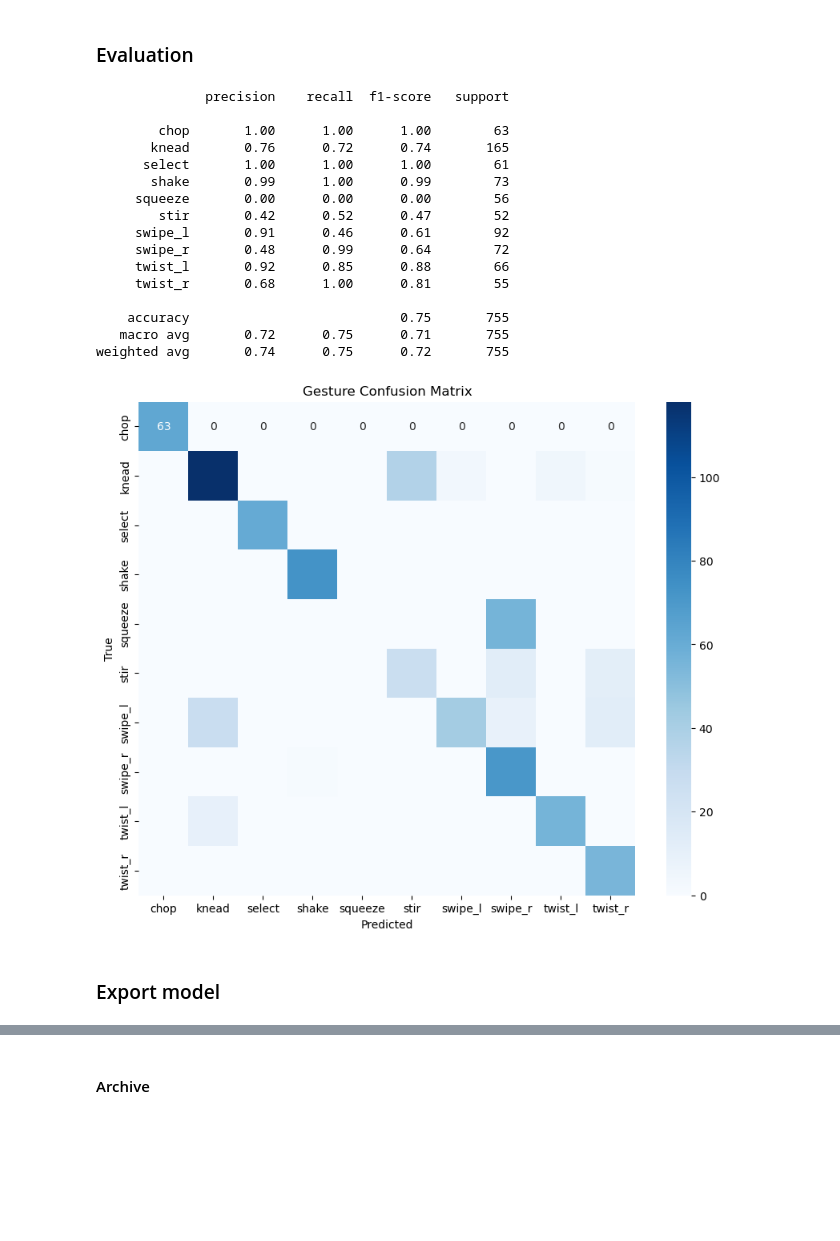
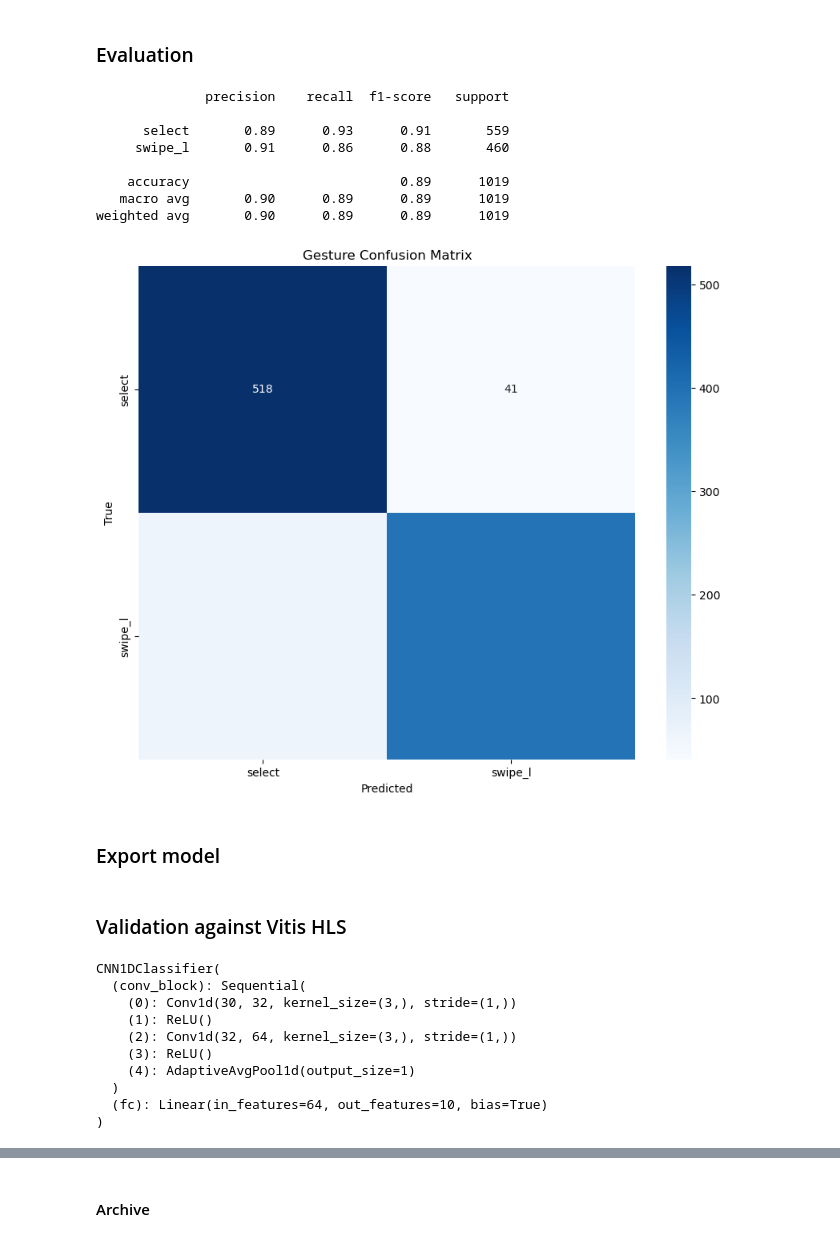
Before and after one commit to wallywallywally/cg4002_ay2526, a Jupyter notebook: ai/model.ipynb, the cells around one changed output, grey strips where cells are left out. Saved outputs shown, nothing was run; the diff lists cells and outputs as text; code cells hidden in the pictures; blank space fills up the shorter version.

```diff
--- a/ai/model.ipynb
+++ b/ai/model.ipynb
@@ -344,7 +333,7 @@ Pressure:      0.0
 # %%
 ### TRAINING FUNCTIONS
 
-def train_and_validate(model, train_loader, val_loader, criterion, optimiser, epochs, fold_idx=None):
+def train_and_validate(model, train_loader, val_loader, criterion, optimiser, epochs, fold_idx=None, verbose=False):
     device = torch.device("cuda" if torch.cuda.is_available() else "cpu")
     model.to(device)
 
@@ -391,8 +380,9 @@ def train_and_validate(model, train_loader, val_loader, criterion, optimiser, ep
         best_val_acc = max(best_val_acc, val_acc)
 
         # Print progress
-        fold_str = f"Fold {fold_idx} | " if fold_idx is not None else ""
-        print(f"{fold_str}Epoch [{epoch+1}/{epochs}] | Loss: {avg_train_loss:.4f} | Acc: {val_acc:.2f}%")
+        if verbose:
+            fold_str = f"Fold {fold_idx} | " if fold_idx is not None else ""
+            print(f"{fold_str}Epoch [{epoch+1}/{epochs}] | Loss: {avg_train_loss:.4f} | Acc: {val_acc:.2f}%")
 
     return best_val_acc
 
@@ -567,11 +574,9 @@ def train_final_model(cv_labels, test_labels, best_params, data_path, epochs=40)
     # criterion = nn.CrossEntropyLoss(weight=get_class_weights(train_labels))
 
     print("\n--- Training Final Model on Full CV Pool ---")
-    # 4. Use your existing train_and_validate engine
-    # Here, 'val_loader' is actually your unseen 'test_loader'
     final_acc = train_and_validate(
         model, train_loader, test_loader, criterion, optimizer,
-        epochs=epochs, fold_idx="FINAL"
+        epochs=epochs, fold_idx="FINAL", verbose=True
     )
 
     print(f"\nFinal Model Test Accuracy: {final_acc:.2f}%")
@@ -597,47 +620,42 @@ def evaluate_final_model(model, test_loader):
             _, predicted = torch.max(outputs, 1)
 
             all_preds.extend(predicted.cpu().numpy())
             all_labels.extend(batch_labels.numpy())
 
     # Print metrics
     with open("gesture_map.json", "r") as file:
         gesture_map = json.load(file)
 
+    # TODO: dated 26/2, only had 2 gestures -> remove once i get more data
+    gesture_map = {"select": 2, "swipe_l": 6}
+
     print(classification_report(all_labels, all_preds, target_names=gesture_map.keys()))
 
     # Generate confusion matrix
     cm = confusion_matrix(all_labels, all_preds)
     plt.figure(figsize=(10, 8))
     sns.heatmap(cm, annot=True, fmt='d', cmap='Blues',
                 xticklabels=gesture_map.keys(), yticklabels=gesture_map.keys())
     plt.xlabel('Predicted')
     plt.ylabel('True')
     plt.title('Gesture Confusion Matrix')
     plt.show()
 
 test_ds = GestureWindowDataset(data_folder_path, test_labels, stride=5)
 test_loader = DataLoader(test_ds, batch_size=study.best_params['batch_size'], shuffle=False)
 evaluate_final_model(final_model, test_loader)
 
 # TODO: i mean, in my initial design report i said 80% validation accuracy, and F1-score of at least 0.7...
 # %% [output]
               precision    recall  f1-score   support
 
-        chop       1.00      1.00      1.00        63
-       knead       0.76      0.72      0.74       165
-      select       1.00      1.00      1.00        61
-       shake       0.99      1.00      0.99        73
-     squeeze       0.00      0.00      0.00        56
-        stir       0.42      0.52      0.47        52
-     swipe_l       0.91      0.46      0.61        92
-     swipe_r       0.48      0.99      0.64        72
-     twist_l       0.92      0.85      0.88        66
-     twist_r       0.68      1.00      0.81        55
+      select       0.89      0.93      0.91       559
+     swipe_l       0.91      0.86      0.88       460
 
-    accuracy                           0.75       755
-   macro avg       0.72      0.75      0.71       755
-weighted avg       0.74      0.75      0.72       755
+    accuracy                           0.89      1019
+   macro avg       0.90      0.89      0.89      1019
+weighted avg       0.90      0.89      0.89      1019
-[figure, old version]
+[figure, new version]
 # %% [markdown]
 ### Export model
 # %%
@@ -646,3 +664,22 @@ def export_model(model):
     torch.save(model.state_dict(), "cnn_weights.pth")
 
 export_model(final_model)
+# %% [markdown]
+### Validation against Vitis HLS
+# %%
+### LOAD MODEL
+
+loaded_model = CNN1DClassifier(input_size=IN_CH, num_classes=NUM_CLASSES)
+loaded_model.load_state_dict(torch.load("cnn_weights.pth"))
+loaded_model.eval()
+# %% [output]
+CNN1DClassifier(
+  (conv_block): Sequential(
+    (0): Conv1d(30, 32, kernel_size=(3,), stride=(1,))
+    (1): ReLU()
+    (2): Conv1d(32, 64, kernel_size=(3,), stride=(1,))
+    (3): ReLU()
+    (4): AdaptiveAvgPool1d(output_size=1)
+  )
+  (fc): Linear(in_features=64, out_features=10, bias=True)
+)
```
Also changed, not shown: parts of 5 cells of this notebook, 8 other files.
